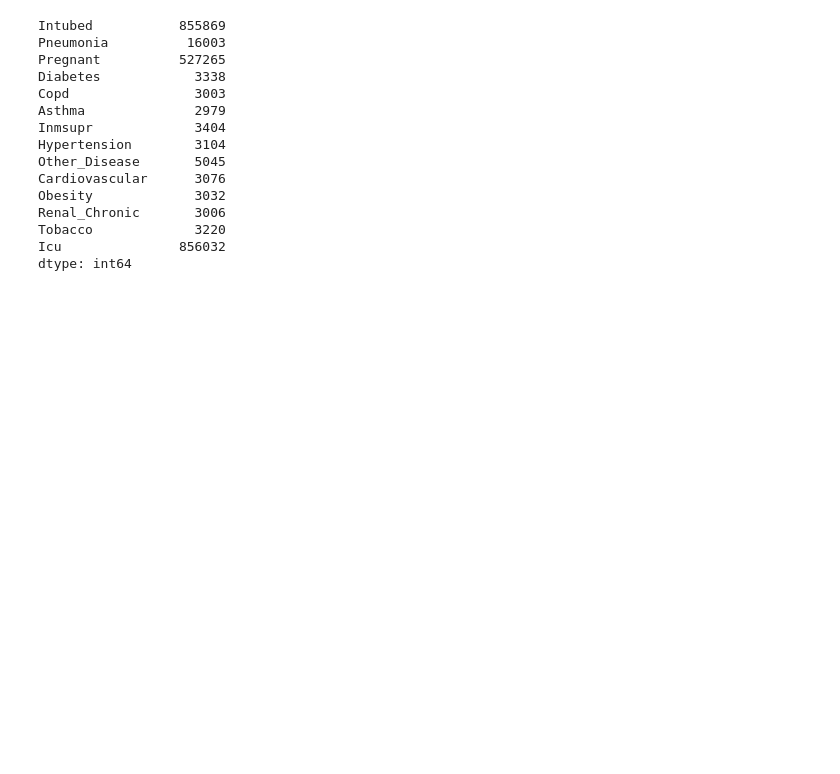
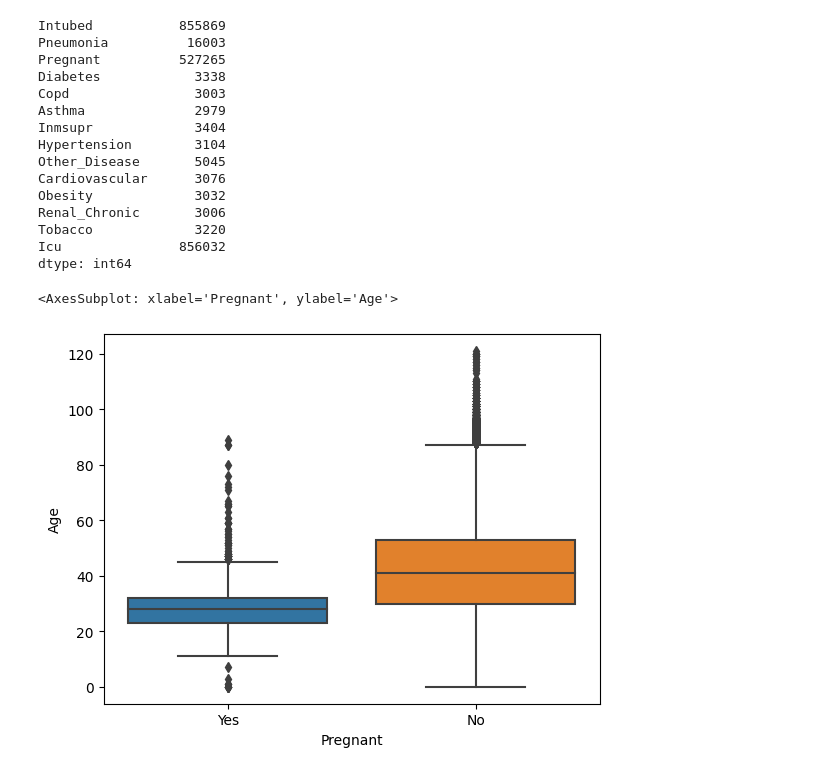
Before and after one commit to Dhruv-Chandra/Covid-19, a Jupyter notebook: Covid.ipynb, the cells around one changed output. Saved outputs shown, nothing was run; the diff lists cells and outputs as text; code cells hidden in the pictures; blank space fills up the shorter version.

Commit message:
Added Age and Pregnant Missing values.

```diff
--- a/Covid.ipynb
+++ b/Covid.ipynb
@@ -361,3 +361,14 @@ Renal_Chronic       3006
 Tobacco             3220
 Icu               856032
 dtype: int64
+# %%
+# Column: Pregnant
+
+data.loc[(data['Sex'] == 'Male') & (data['Pregnant'].isnull()), 'Pregnant'] = 'No'
+# %%
+# Pregnant vs Age
+
+sns.boxplot(x = 'Pregnant', y = 'Age', data = data)
+# %% [output]
+<AxesSubplot: xlabel='Pregnant', ylabel='Age'>
+[figure, added]
```
Also changed, not shown: parts of 7 cells of this notebook.
